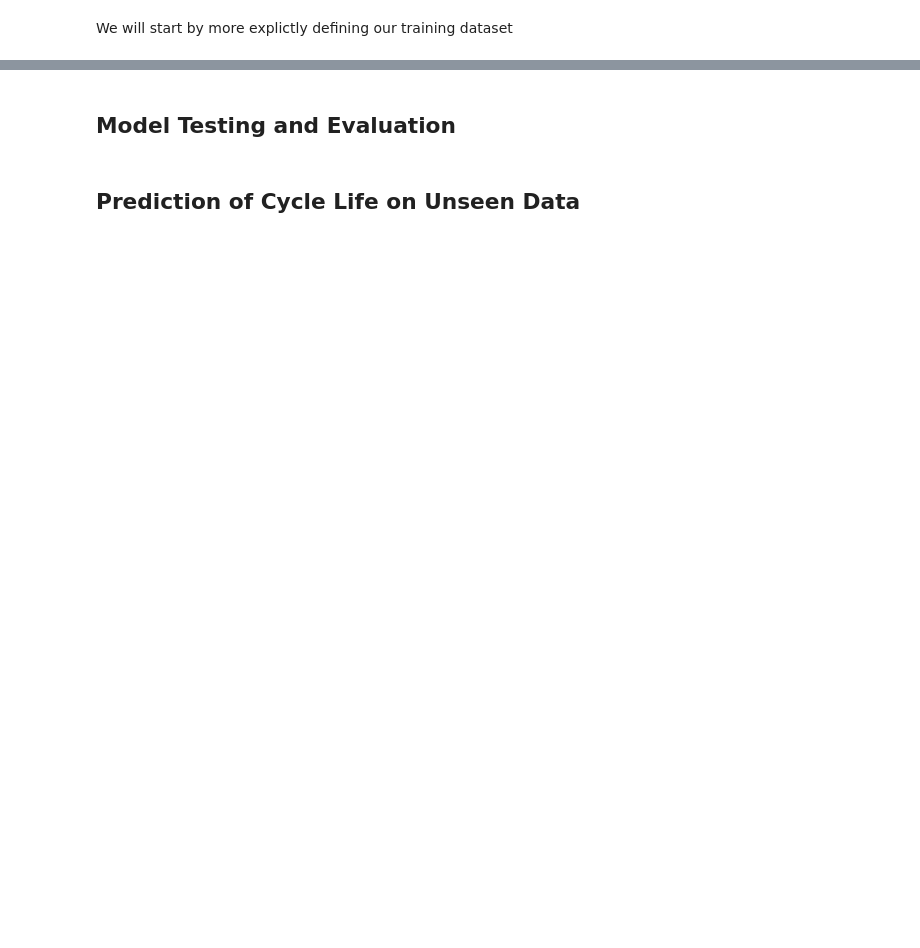
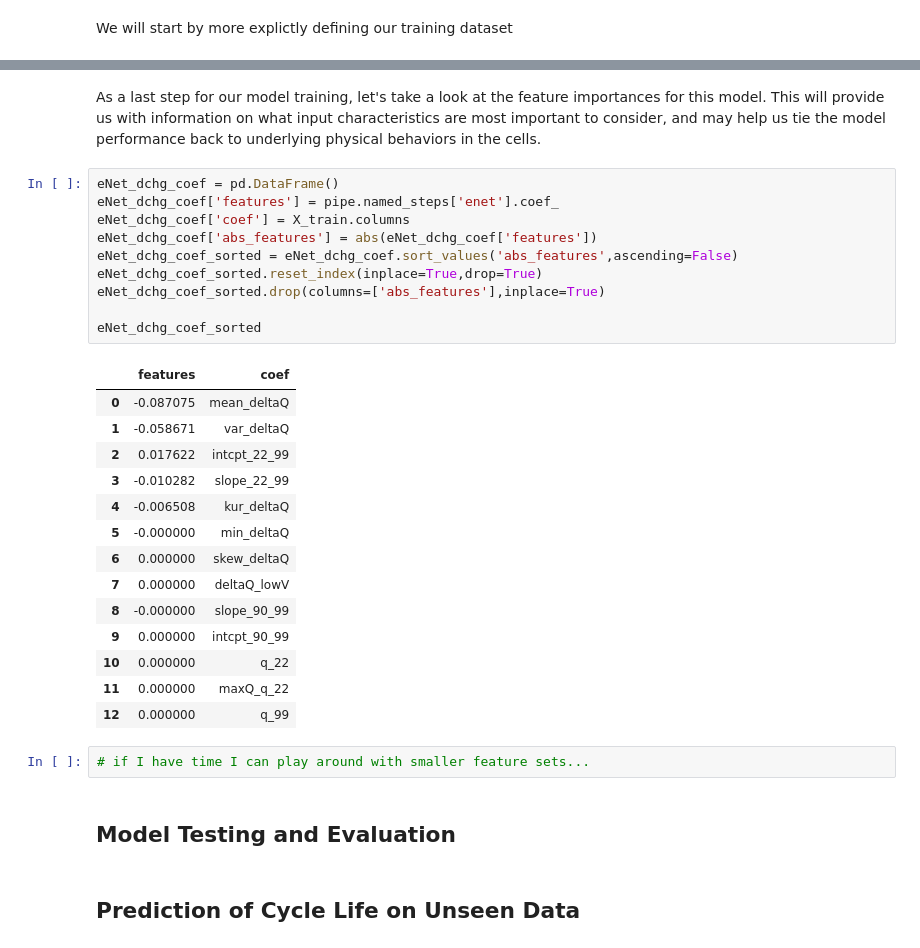
Before and after one commit to Voltaiq/vce_Cycle-Life-Prediction-Tutorial_1451ae38, a Jupyter notebook: main.ipynb, the cells around one changed output, grey strips where cells are left out. Saved outputs shown, nothing was run; the diff lists cells and outputs as text; blank space fills up the shorter version.

```diff
--- a/main.ipynb
+++ b/main.ipynb
@@ -197,3 +244,32 @@ X_train =
+# %% [markdown]
+As a last step for our model training, let's take a look at the feature importances for this model. This will provide us with information on what input characteristics are most important to consider, and may help us tie the model performance back to underlying physical behaviors in the cells.
+# %%
+eNet_dchg_coef = pd.DataFrame()
+eNet_dchg_coef['features'] = pipe.named_steps['enet'].coef_
+eNet_dchg_coef['coef'] = X_train.columns
+eNet_dchg_coef['abs_features'] = abs(eNet_dchg_coef['features'])
+eNet_dchg_coef_sorted = eNet_dchg_coef.sort_values('abs_features',ascending=False)
+eNet_dchg_coef_sorted.reset_index(inplace=True,drop=True)
+eNet_dchg_coef_sorted.drop(columns=['abs_features'],inplace=True)
+
+eNet_dchg_coef_sorted
+# %% [output]
+|  | features | coef |
+| 0 | -0.087075 | mean_deltaQ |
+| 1 | -0.058671 | var_deltaQ |
+| 2 | 0.017622 | intcpt_22_99 |
+| 3 | -0.010282 | slope_22_99 |
+| 4 | -0.006508 | kur_deltaQ |
+| 5 | -0.000000 | min_deltaQ |
+| 6 | 0.000000 | skew_deltaQ |
+| 7 | 0.000000 | deltaQ_lowV |
+| 8 | -0.000000 | slope_90_99 |
+| 9 | 0.000000 | intcpt_90_99 |
+| 10 | 0.000000 | q_22 |
+| 11 | 0.000000 | maxQ_q_22 |
+| 12 | 0.000000 | q_99 |
+# %%
+# if I have time I can play around with smaller feature sets...
 # %% [markdown]
 ## Model Testing and Evaluation
 # %% [markdown]
```
Also changed, not shown: parts of 7 cells of this notebook.
